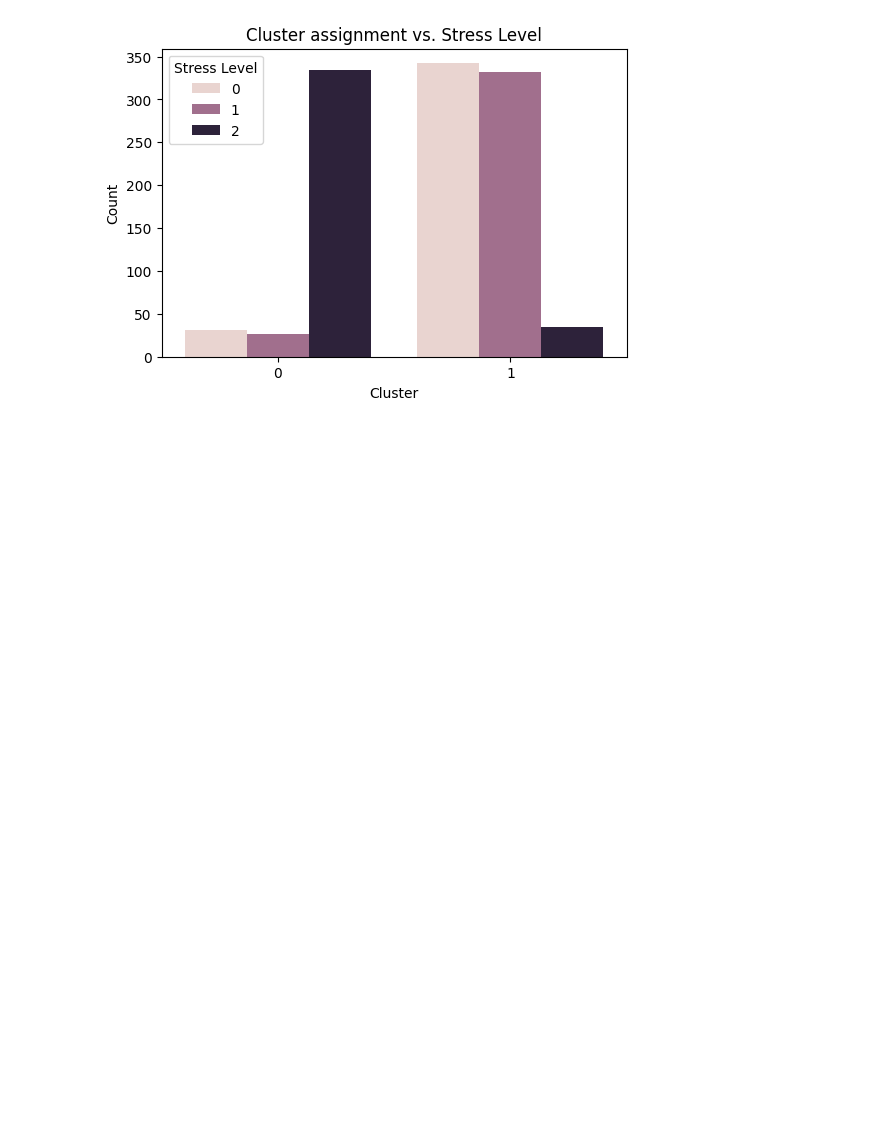
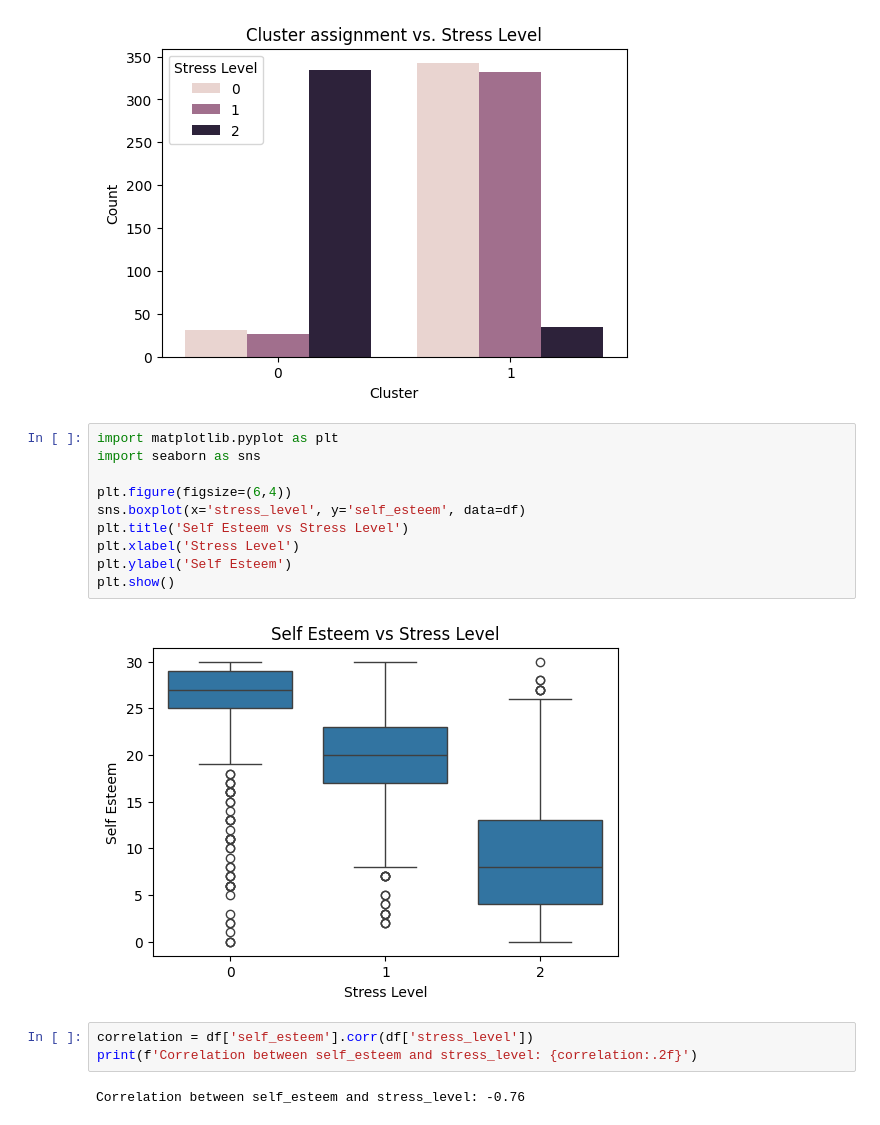
Before and after one commit to isai5dx/deep_learning, a Jupyter notebook: cluster_python.ipynb, the cells around one changed output. Drawn from its saved outputs; the diff is of its cells as text; blank space fills up the shorter version.

```diff
--- a/cluster_python.ipynb
+++ b/cluster_python.ipynb
@@ -43,3 +43,20 @@ plt.legend(title='Stress Level')
 plt.show()
 # %% [output]
 [figure]
+# %%
+import matplotlib.pyplot as plt
+import seaborn as sns
+
+plt.figure(figsize=(6,4))
+sns.boxplot(x='stress_level', y='self_esteem', data=df)
+plt.title('Self Esteem vs Stress Level')
+plt.xlabel('Stress Level')
+plt.ylabel('Self Esteem')
+plt.show()
+# %% [output]
+[figure, added]
+# %%
+correlation = df['self_esteem'].corr(df['stress_level'])
+print(f'Correlation between self_esteem and stress_level: {correlation:.2f}')
+# %% [output]
+Correlation between self_esteem and stress_level: -0.76
```
Also changed, not shown: parts of 1 cell of this notebook, 2 other files.
